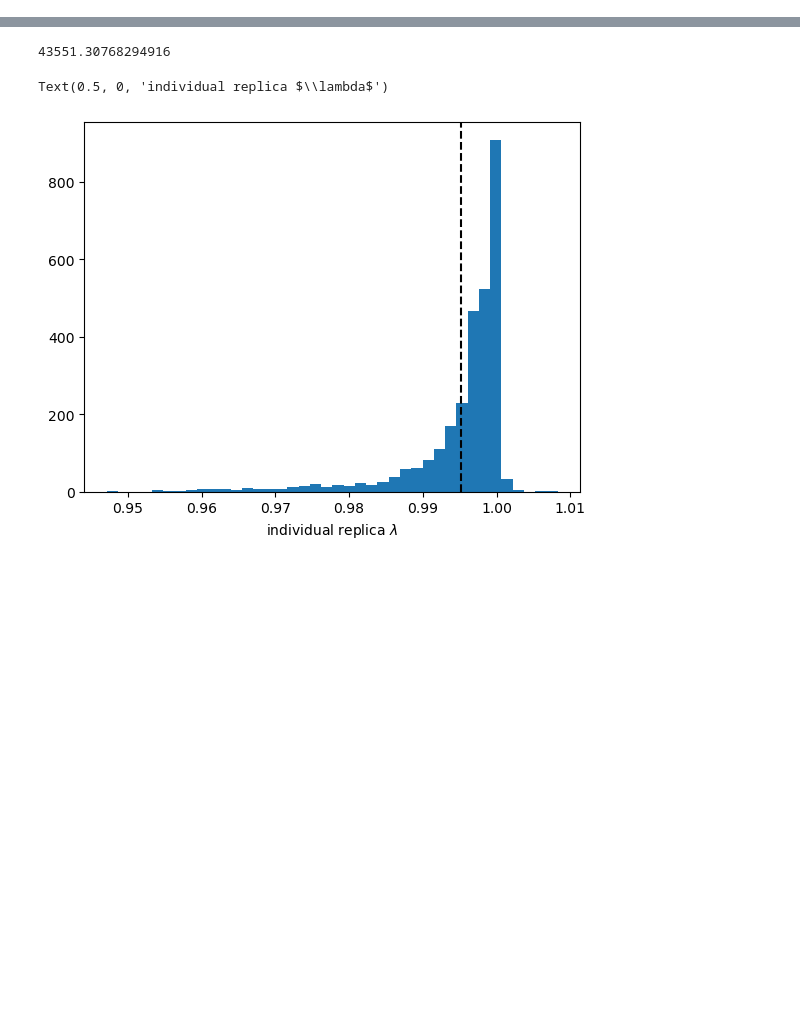
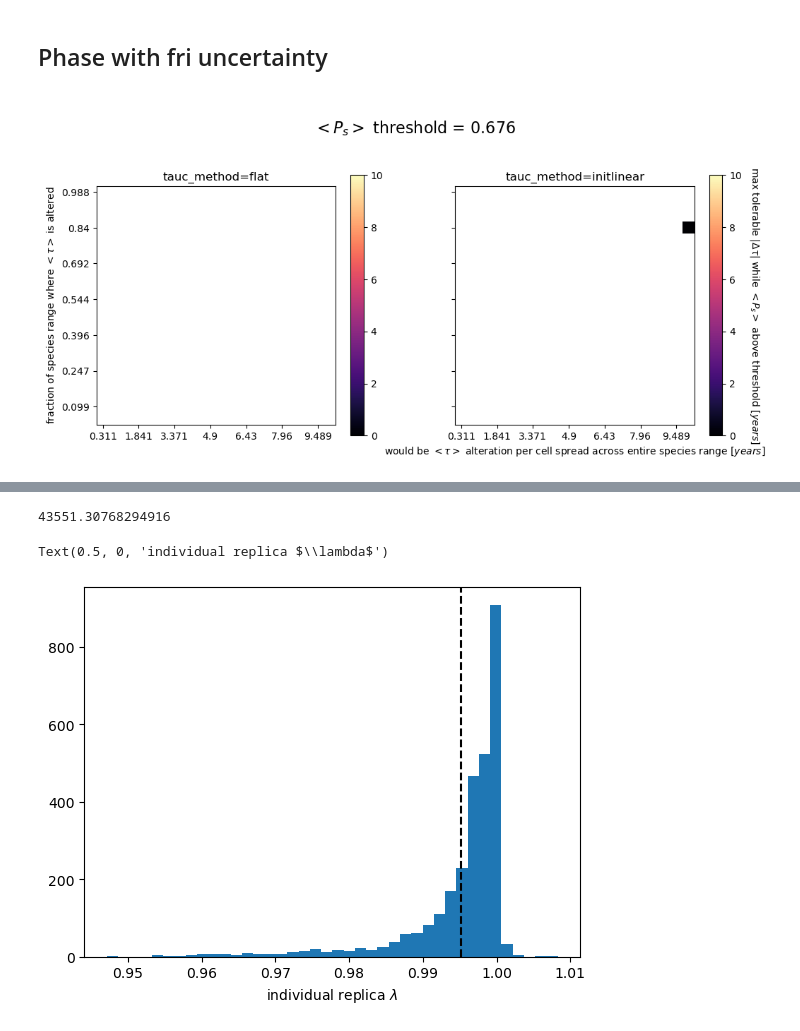
Before and after one commit to patricklawton/TecateCypress, a Jupyter notebook: sensitivity/viz.ipynb, the cells around one changed output, grey strips where cells are left out. Drawn from its saved outputs; the diff is of its cells as text; code cells hidden in the pictures; blank space fills up the shorter version.

```diff
--- a/sensitivity/viz.ipynb
+++ b/sensitivity/viz.ipynb
@@ -24,3 +24,5 @@ from scipy.optimize import minimize
 
 project = sg.get_project()
 # schema = project.detect_schema(); schema
+# %% [markdown]
+## Phase with fri uncertainty
@@ -26,0 +115,65 @@ project = sg.get_project()
+# %%
+fig, axes = plt.subplots(1, len(tauc_methods), figsize=(6*len(tauc_methods),6))
+ax_fontsize = 10
+# cmap = copy.copy(matplotlib.cm.jet_r)
+cmap = copy.copy(matplotlib.cm.magma)
+vmax = max(robustness_all.flatten())
+if len(tauc_methods) == 1:
+    im1 = axes.imshow(np.flip(robustness_all[0][0], axis=0), cmap=cmap, vmin=0, vmax=vmax)
+    cbar = axes.figure.colorbar(im1, ax=axes, location="right", shrink=0.8)
+    im1.axes.set_title(f"tauc_method={tauc_methods[0]}")
+if len(tauc_methods) > 1:
+    im1 = axes[0].imshow(np.flip(robustness_all[0][0], axis=0), cmap=cmap, vmin=0, vmax=vmax)
+    cbar = axes[0].figure.colorbar(im1, ax=axes[0], location="right", shrink=0.8)
+    im1.axes.set_title(f"tauc_method={tauc_methods[0]}")
+    im2 = axes[1].imshow(np.flip(robustness_all[1][0], axis=0), cmap=cmap, vmin=0, vmax=vmax)
+    cbar = axes[1].figure.colorbar(im2, ax=axes[1], location="right", shrink=0.8)
+    im2.axes.set_title(f"tauc_method={tauc_methods[1]}")
+if len(tauc_methods) > 2:
+    im3 = axes[2].imshow(np.flip(robustness_all[2][0], axis=0), cmap=cmap, vmin=0, vmax=vmax)
+    cbar = axes[2].figure.colorbar(im3, ax=axes[2], location="right", shrink=0.8)
+    im3.axes.set_title(f"tauc_method={tauc_methods[2]}")
+cbar.set_label(fr'max tolerable $|\Delta\tau|$ while {metric_lab} above threshold [$years$]',
+               rotation=-90, fontsize=ax_fontsize, labelpad=20)
+
+def update(frame):
+    if len(tauc_methods) == 1:
+        im_vec = [im1]
+    elif len(tauc_methods) == 2:
+        im_vec = [im1, im2]
+    else:
+        im_vec = [im1, im2, im3]
+    for im_i, im in enumerate(im_vec):
+        im.set_array(np.flip(robustness_all[im_i][frame], axis=0))
+        # im.axes.set_title(f"$<\lambda>$ threshold = {np.round(thresh_vec_rob[frame], 3)}")
+        # axes[im_i].set_aspect(0.4)
+        ytick_spacing = 3
+        yticks = np.arange(0,len(ncell_vec),ytick_spacing)
+        if im_i == 0:
+            ytick_labels = np.flip(ncell_vec / total_cells)[::ytick_spacing]
+            im.axes.set_yticks(yticks, labels=np.round(ytick_labels, decimals=3));
+            im.axes.set_ylabel(r'fraction of species range where $<\tau>$ is altered', fontsize=ax_fontsize)
+        else:
+            im.axes.set_yticks(yticks, labels=[]);
+        xtick_spacing = 3
+        xticks = np.arange(0,len(C_vec),xtick_spacing)
+        if (len(tauc_methods)==1) or (im_i == 1):
+            # im.axes.set_xticks(xticks, labels=C_vec[::xtick_spacing]);
+            # im.axes.set_xlabel(r'cummulative alteration to $<\text{tau}>$ across species range [$years$]'+'\n', fontsize=ax_fontsize)
+            im.axes.set_xticks(xticks, labels=np.round((C_vec/ncell_tot)[::xtick_spacing], 3));
+            im.axes.set_xlabel(r'would be $<\tau>$ alteration per cell spread across entire species range [$years$]', fontsize=ax_fontsize)
+        else:
+            im.axes.set_xticks(xticks, labels=np.round((C_vec/ncell_tot)[::xtick_spacing], 3));
+    fig.suptitle(f"\n{metric_lab} threshold = {np.round(thresh_vec_rob[frame], 3)}", fontsize=16)
+    return im_vec
+
+frames = len(thresh_vec_rob)
+# frames = range(int(len(thresh_vec_rob)/2), int(len(thresh_vec_rob)/2)+1)
+ani = animation.FuncAnimation(
+    fig, update, frames=frames,
+    blit=True, interval=100  # interval is time between frames in milliseconds
+)
+anifn = f"figs/Aeff_{Aeff}/tfinal_{t_final}/metric_{metric}/robustness.mp4"
+ani.save(anifn, writer='ffmpeg', fps=10)
+# %% [output]
+[figure, added]
```
Also changed, not shown: parts of 50 cells of this notebook, 3 other files.
